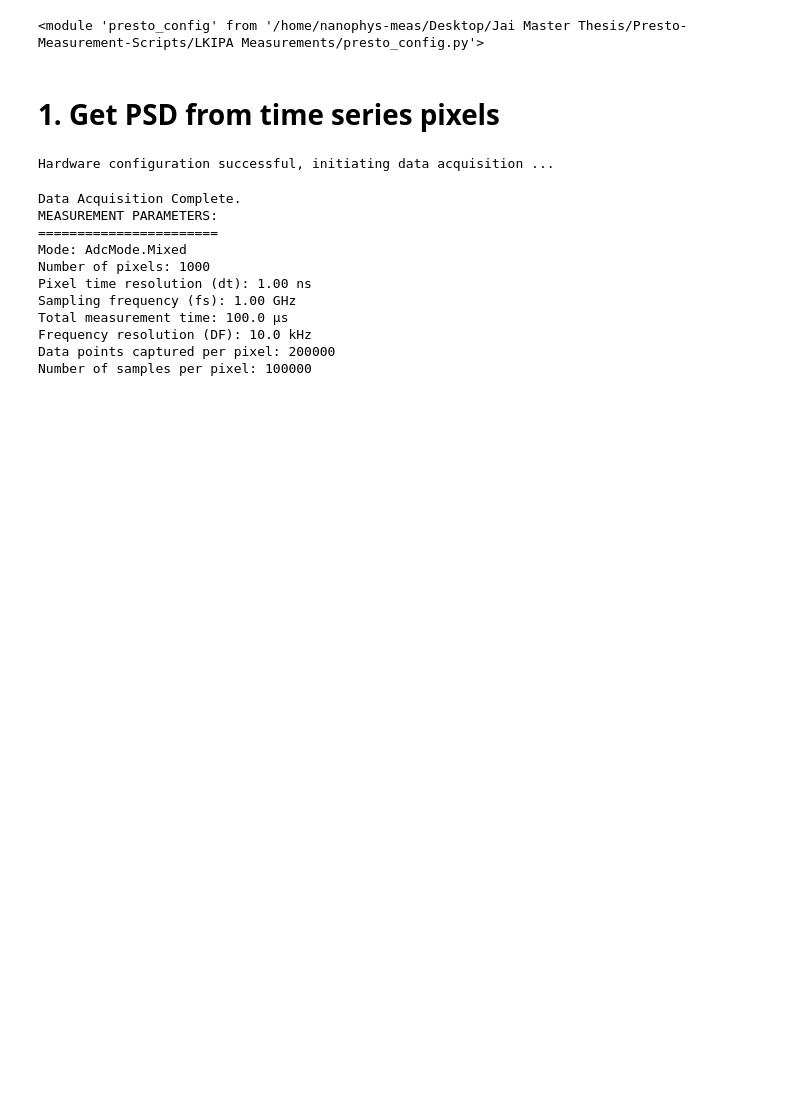
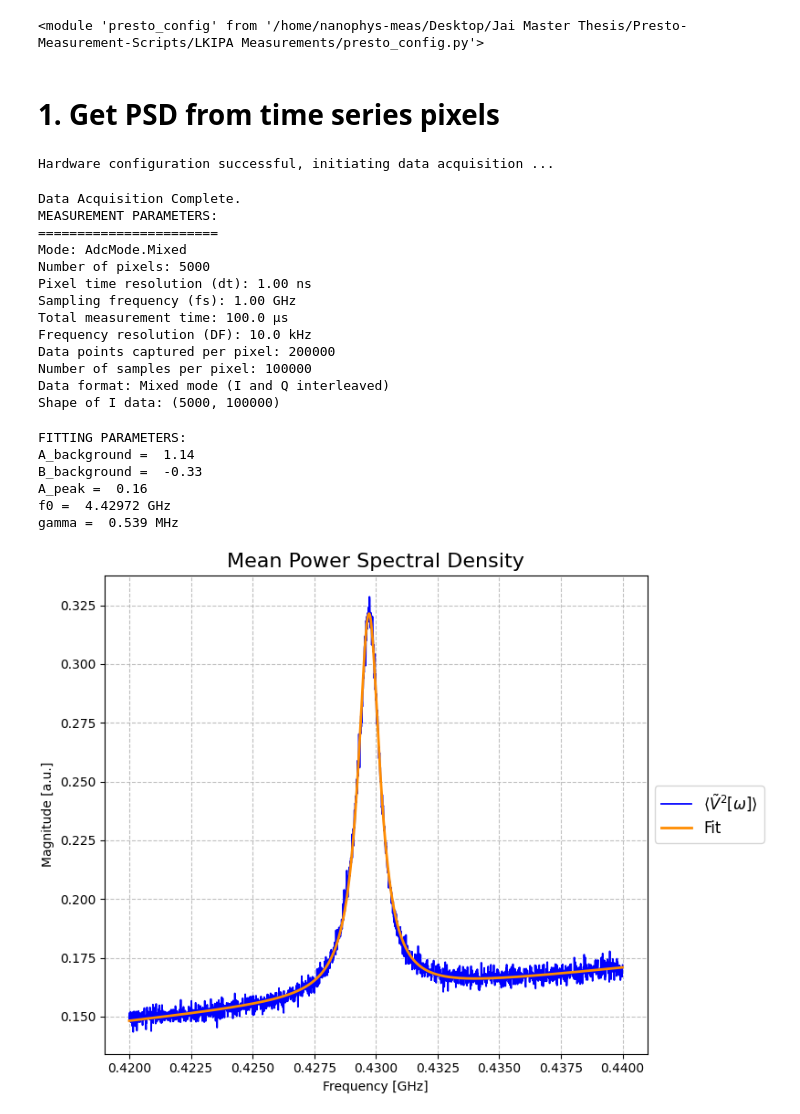
Before and after one commit to jaianandiyer690/Presto-Measurement-Scripts, a Jupyter notebook: LKIPA Measurements/LKIPA PUMP OFF PSD Analysis.ipynb, the cells around one changed output. Drawn from its saved outputs; the diff is of its cells as text; code cells hidden in the pictures; blank space fills up the shorter version.

```diff
--- a/LKIPA Measurements/LKIPA PUMP OFF PSD Analysis.ipynb
+++ b/LKIPA Measurements/LKIPA PUMP OFF PSD Analysis.ipynb
@@ -26,6 +26,7 @@ importlib.reload(pc)
 # %% [markdown]
 # 1. Get PSD from time series pixels
 # %%
+# DATA ACQUISITION
 data_all, dt, fs, n_samples = pc.data_acquisition(
             address=pc.ADDRESS,
             port=pc.PORT,
@@ -46,17 +47,49 @@ data_all, dt, fs, n_samples = pc.data_acquisition(
             n_pix=pc.N_PIX
         )
 
-pc.remove_DC(data_all=data_all)
+# REMOVE DC COMPONENT AND UNTWIST I\Q quadratures
+I_all = pc.remove_DC(data_all=data_all)
 # %% [output]
 Hardware configuration successful, initiating data acquisition ...
 Data Acquisition Complete.
 MEASUREMENT PARAMETERS:
 =======================
 Mode: AdcMode.Mixed
-Number of pixels: 1000
+Number of pixels: 5000
 Pixel time resolution (dt): 1.00 ns
 Sampling frequency (fs): 1.00 GHz
 Total measurement time: 100.0 µs
 Frequency resolution (DF): 10.0 kHz
 Data points captured per pixel: 200000
 Number of samples per pixel: 100000
+Data format: Mixed mode (I and Q interleaved)
+Shape of I data: (5000, 100000)
+# %%
+# GET POWER SPECTRAL DENSITY
+PSD_avg, f_arr, t_arr = pc.get_PSD_avg(
+    I_all=I_all,
+    n_samples=n_samples,
+    dt=dt
+)
+
+# SELECT BANDWIDTH
+PSD_bw, f_bw = pc.get_PSD_bw(
+    PSD_avg=PSD_avg,
+    f_arr=f_arr,
+    f_L=0.42,
+    f_R=0.44
+)
+
+# PLOT PSD
+pc.plot_PSD_bw(
+    PSD_bandwidth=PSD_bw,
+    f_arr_bandwidth=f_bw
+)
+# %% [output]
+FITTING PARAMETERS:
+A_background =  1.14
+B_background =  -0.33
+A_peak =  0.16
+f0 =  4.42972 GHz
+gamma =  0.539 MHz
+[figure, added]
```
Also changed, not shown: 2 other files.
